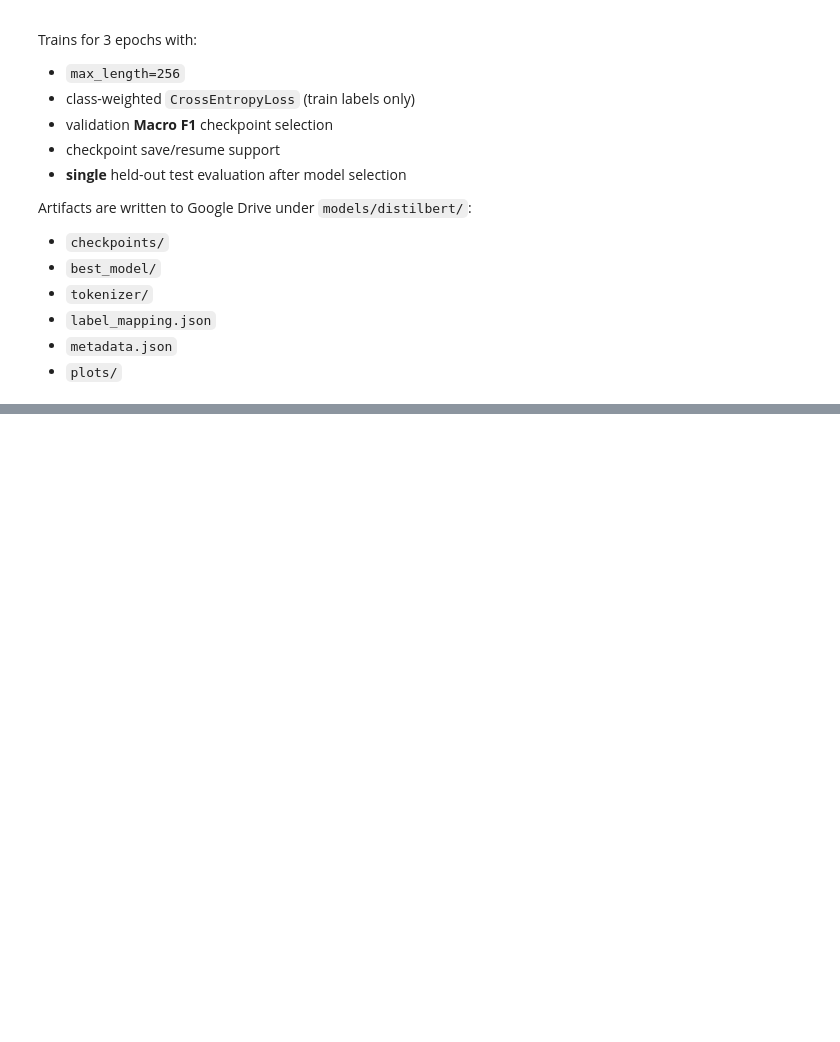
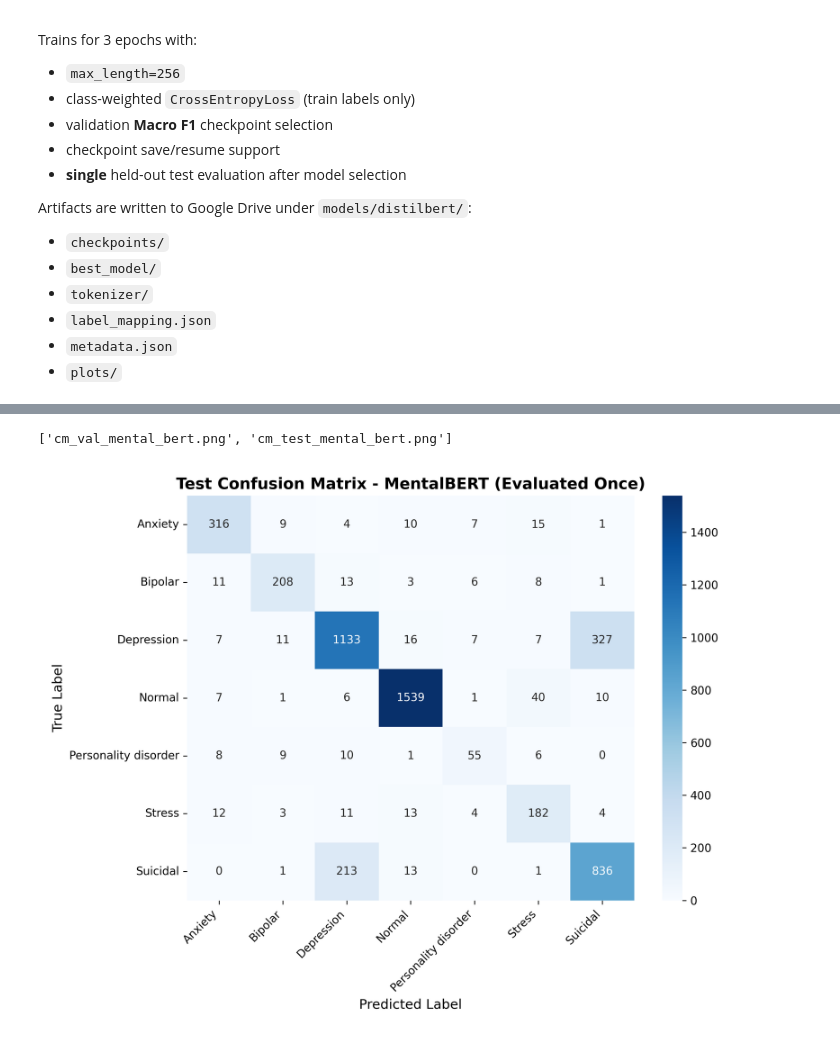
Before and after one commit to ArihantJain007/SafeSpaceAI, a Jupyter notebook: notebooks/04_mental_bert_classifier.ipynb, the cells around one changed output, grey strips where cells are left out. Cells and saved outputs as stored; diff of their text form; code cells hidden in the pictures; blank space fills up the shorter version.

```diff
--- a/notebooks/04_mental_bert_classifier.ipynb
+++ b/notebooks/04_mental_bert_classifier.ipynb
@@ -172,0 +407,18 @@ else:
+# %%
+import os
+
+plots_dir = "/content/Mental_health-bot/models/mental_bert/plots"
+
+print(os.listdir(plots_dir))
+# %% [output]
+['cm_val_mental_bert.png', 'cm_test_mental_bert.png']
+# %%
+from IPython.display import Image, display
+
+display(
+    Image(
+        filename="/content/Mental_health-bot/models/mental_bert/plots/cm_test_mental_bert.png"
+    )
+)
+# %% [output]
+[figure, added]
```
Also changed, not shown: parts of 45 cells of this notebook, 3 other files.
